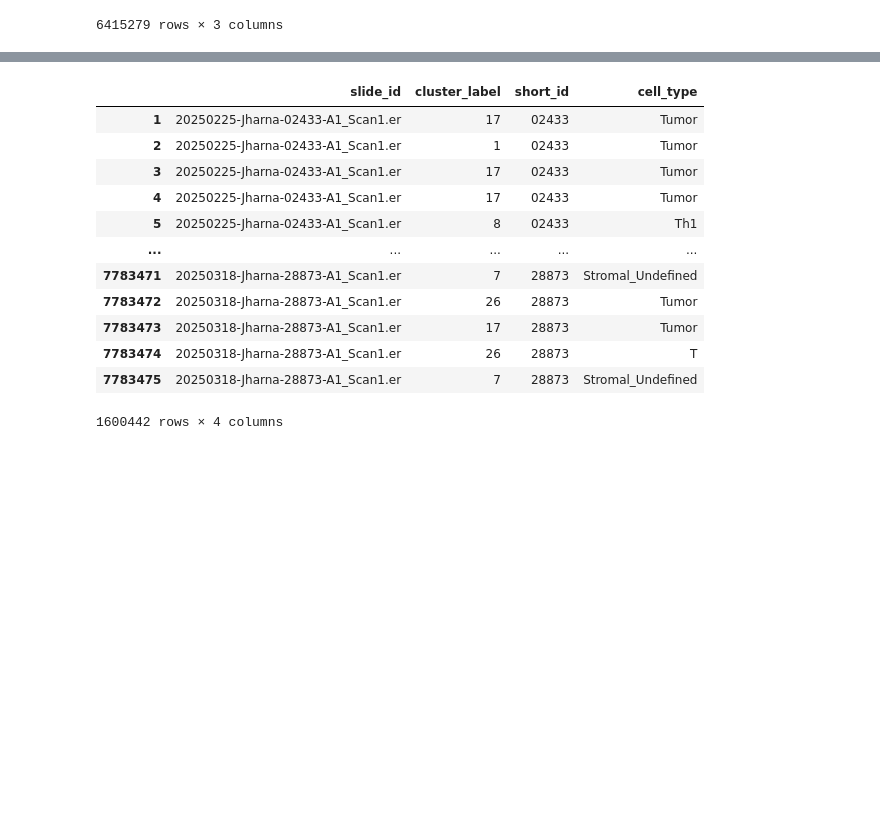
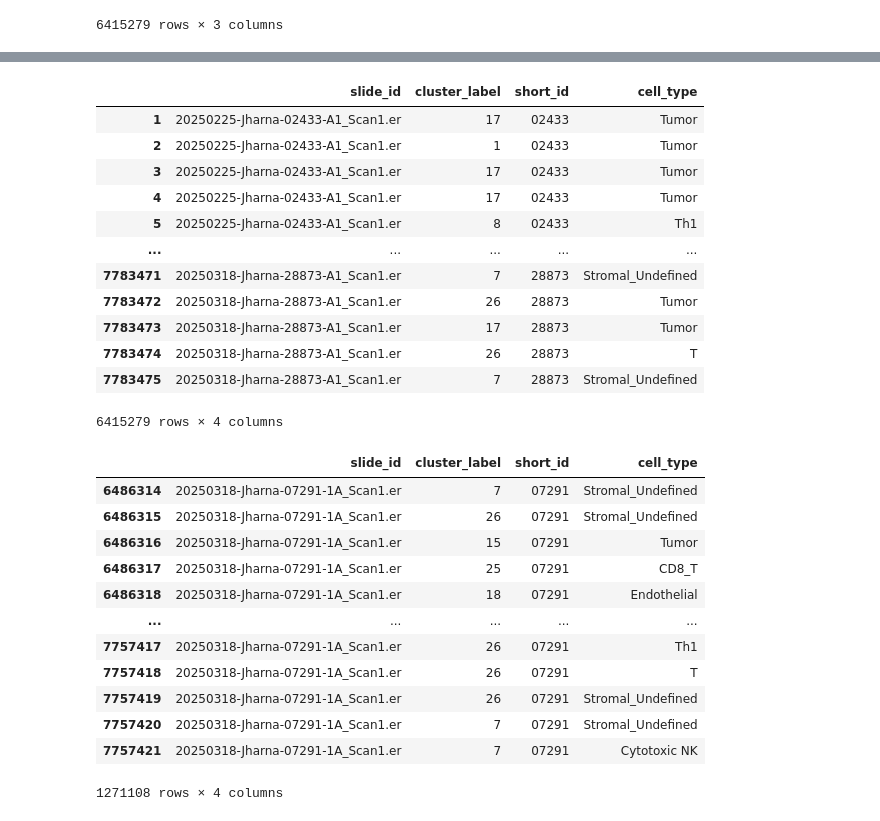
Before and after one commit to FenyoLab/EC_codeximaging, a Jupyter notebook: notebooks/celesta_data_prep_cervical.ipynb, the cells around one changed output, grey strips where cells are left out. Drawn from its saved outputs; the diff is of its cells as text; code cells hidden in the pictures; blank space fills up the shorter version.

```diff
--- a/notebooks/celesta_data_prep_cervical.ipynb
+++ b/notebooks/celesta_data_prep_cervical.ipynb
@@ -358,10 +356,10 @@ Expected 1 file, found 0 for 10285
 5  20250225-Jharna-02433-A1_Scan1.er              8    02433       Th1
 # %%
 # remove all rows where short id is 07611
-phenotype_clusters = phenotype_clusters[phenotype_clusters["short_id"] != "00862"]
-phenotype_clusters = phenotype_clusters[phenotype_clusters["short_id"] != "10285"]
-phenotype_clusters = phenotype_clusters[phenotype_clusters["short_id"] != "07291"]
-phenotype_clusters.to_csv("/gpfs/home/yb2612/proteomics/data/Cervical_mIF/output/initial_run/celltypes/27_clusters/cell_types_detailed_default.csv", index=False)
+# phenotype_clusters = phenotype_clusters[phenotype_clusters["short_id"] != "00862"]
+# phenotype_clusters = phenotype_clusters[phenotype_clusters["short_id"] != "10285"]
+# phenotype_clusters = phenotype_clusters[phenotype_clusters["short_id"] != "07291"]
+phenotype_clusters.to_csv("/gpfs/home/yb2612/proteomics/data/Cervical_mIF/output/initial_run/celltypes/27_clusters/cell_types_detailed_default2.csv", index=False)
 phenotype_clusters["short_id"].value_counts()
 phenotype_clusters
 # %% [output]
@@ -377,4 +375,25 @@ phenotype_clusters
 | 7783473 | 20250318-Jharna-28873-A1_Scan1.er | 17 | 28873 | Tumor |
 | 7783474 | 20250318-Jharna-28873-A1_Scan1.er | 26 | 28873 | T |
 | 7783475 | 20250318-Jharna-28873-A1_Scan1.er | 7 | 28873 | Stromal_Undefined |
-1600442 rows × 4 columns
+6415279 rows × 4 columns
+# %%
+# remove all rows where short id is 07611
+# phenotype_clusters = phenotype_clusters[phenotype_clusters["short_id"].isin(["00862", "10285", "07291"])]
+phenotype_clusters = phenotype_clusters[phenotype_clusters["short_id"]=="07291"]
+phenotype_clusters.to_csv("/gpfs/home/yb2612/proteomics/data/Cervical_mIF/output/initial_run/celltypes/27_clusters/cell_types_detailed_default.csv", index=False)
+phenotype_clusters["short_id"].value_counts()
+phenotype_clusters
+# %% [output]
+|  | slide_id | cluster_label | short_id | cell_type |
+| 6486314 | 20250318-Jharna-07291-1A_Scan1.er | 7 | 07291 | Stromal_Undefined |
+| 6486315 | 20250318-Jharna-07291-1A_Scan1.er | 26 | 07291 | Stromal_Undefined |
+| 6486316 | 20250318-Jharna-07291-1A_Scan1.er | 15 | 07291 | Tumor |
+| 6486317 | 20250318-Jharna-07291-1A_Scan1.er | 25 | 07291 | CD8_T |
+| 6486318 | 20250318-Jharna-07291-1A_Scan1.er | 18 | 07291 | Endothelial |
+| ... | ... | ... | ... | ... |
+| 7757417 | 20250318-Jharna-07291-1A_Scan1.er | 26 | 07291 | Th1 |
+| 7757418 | 20250318-Jharna-07291-1A_Scan1.er | 26 | 07291 | T |
+| 7757419 | 20250318-Jharna-07291-1A_Scan1.er | 26 | 07291 | Stromal_Undefined |
+| 7757420 | 20250318-Jharna-07291-1A_Scan1.er | 7 | 07291 | Stromal_Undefined |
+| 7757421 | 20250318-Jharna-07291-1A_Scan1.er | 7 | 07291 | Cytotoxic NK |
+1271108 rows × 4 columns
```
Also changed, not shown: parts of 1 cell of this notebook, 6 other files.
